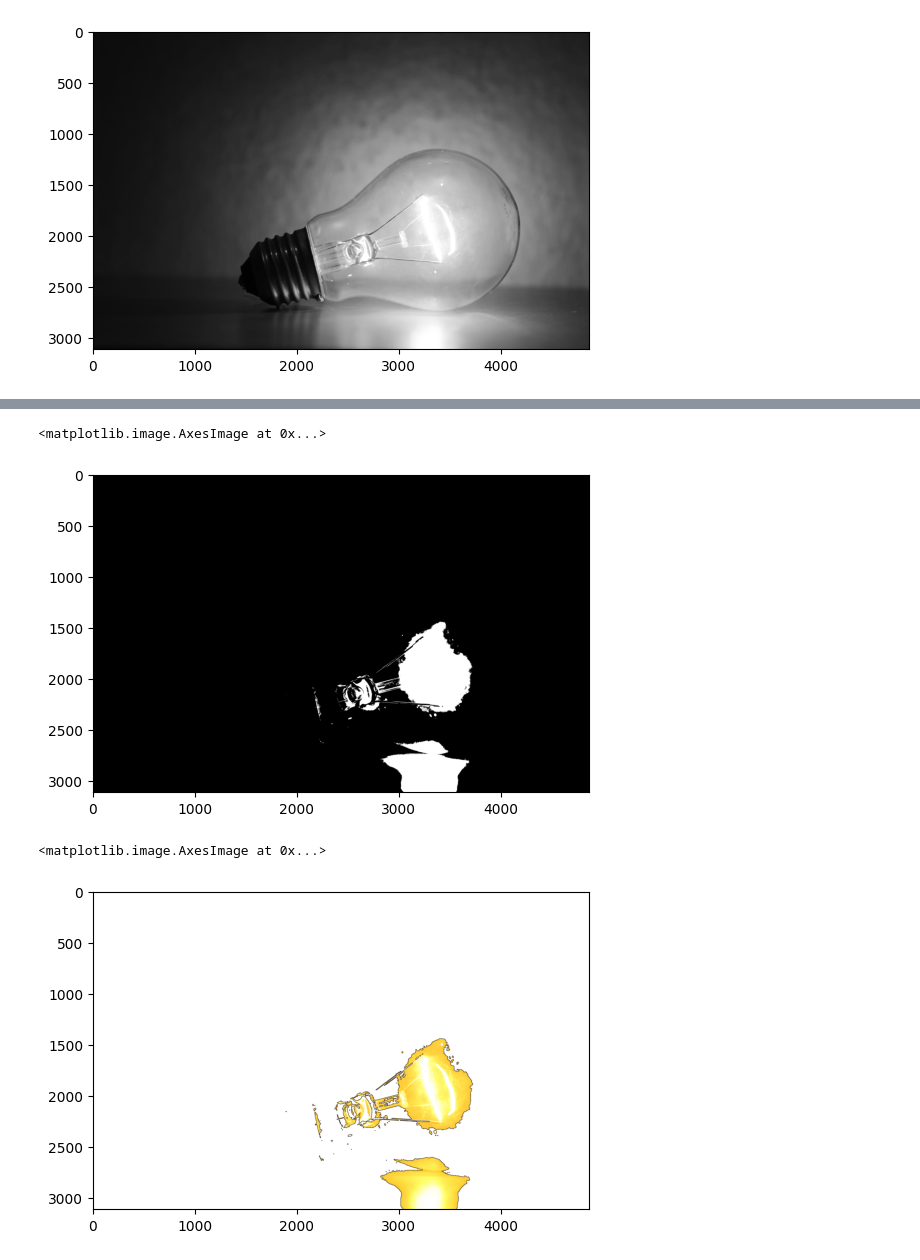
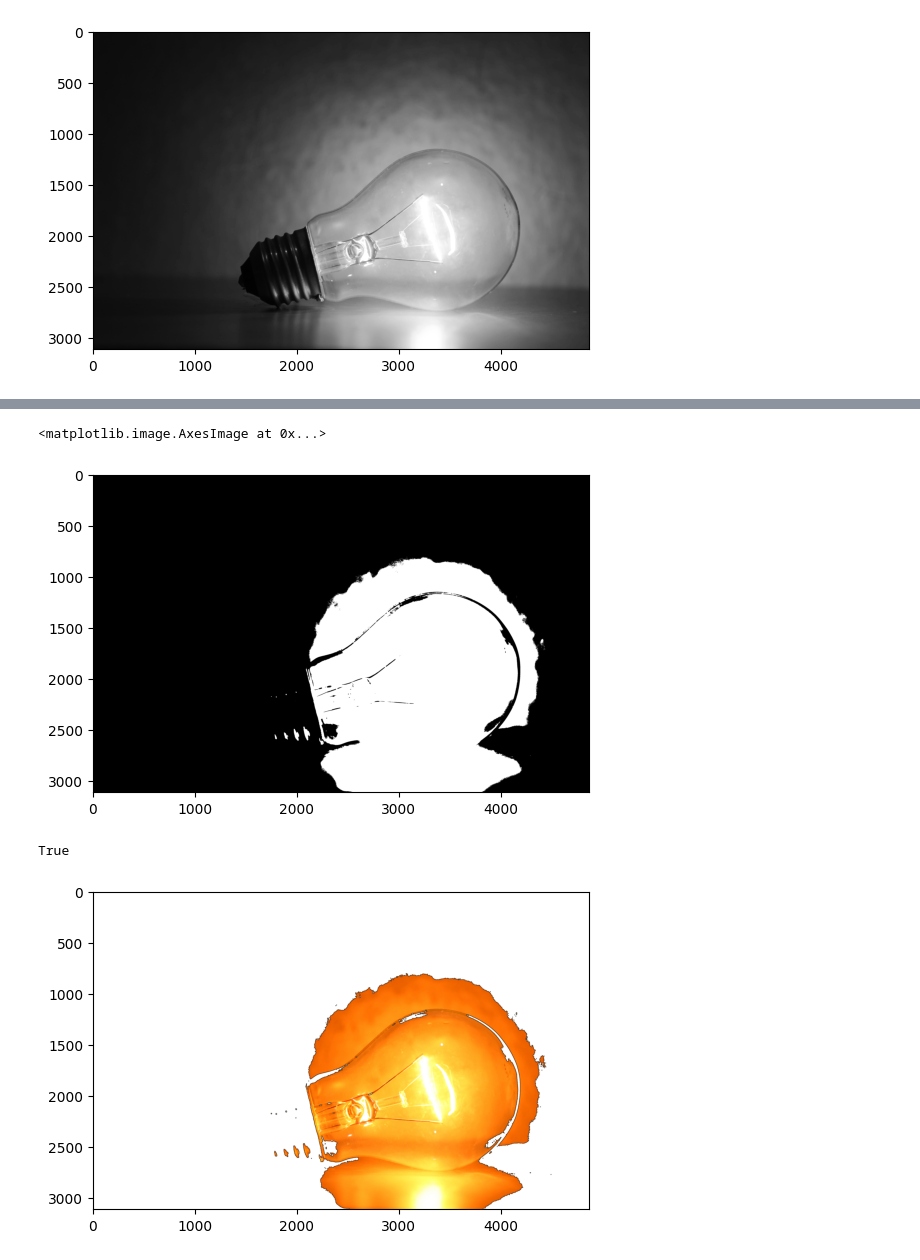
Before and after one commit to bryan2772/tira-fundo-das-imagens-videos, a Jupyter notebook: codigo/main.ipynb, the cells around one changed output, grey strips where cells are left out. Drawn from its saved outputs; the diff is of its cells as text; code cells hidden in the pictures.

```diff
--- a/codigo/main.ipynb
+++ b/codigo/main.ipynb
@@ -21,7 +21,7 @@ plt.imshow(gray,cmap='gray')
 <matplotlib.image.AxesImage at 0x...>
 [figure]
 # %%
-limear = 200
+limear = 125
 val,thresh = cv2.threshold(gray, limear, 255, cv2.THRESH_BINARY_INV)
 plt.imshow(thresh,cmap='gray')
 # %% [output]
@@ -34,7 +34,7 @@ mask = cv2.bitwise_not(thresh)
 plt.imshow(mask,cmap='gray')
 # %% [output]
 <matplotlib.image.AxesImage at 0x...>
-[figure, old version]
+[figure, new version]
 # %%
 
 # Remover pequenos ruídos e suavizar a máscara com operações de morfologia e desfocagem
@@ -51,12 +51,15 @@ foreground = cv2.bitwise_and(rgb, mask_rgb)
 # %%
 
 # Opcional: definir o fundo como branco ou preto
 background = np.full_like(rgb, 255)  # Fundo branco
 final_image = np.where(mask_rgb == 0, background, foreground)
 # Exibir o resultado
+masked_img_rgb = cv2.cvtColor(final_image, cv2.COLOR_BGR2RGB)
+# Exibir o resultado
 plt.imshow(final_image)
+cv2.imwrite("lampadalimiar.jpg", masked_img_rgb)
 # %% [output]
-<matplotlib.image.AxesImage at 0x...>
+True
-[figure, old version]
+[figure, new version]
 # %%
 # Aplicar a limiarização adaptativa para obter uma máscara básica
```
Also changed, not shown: parts of 8 cells of this notebook, 4 other files.
